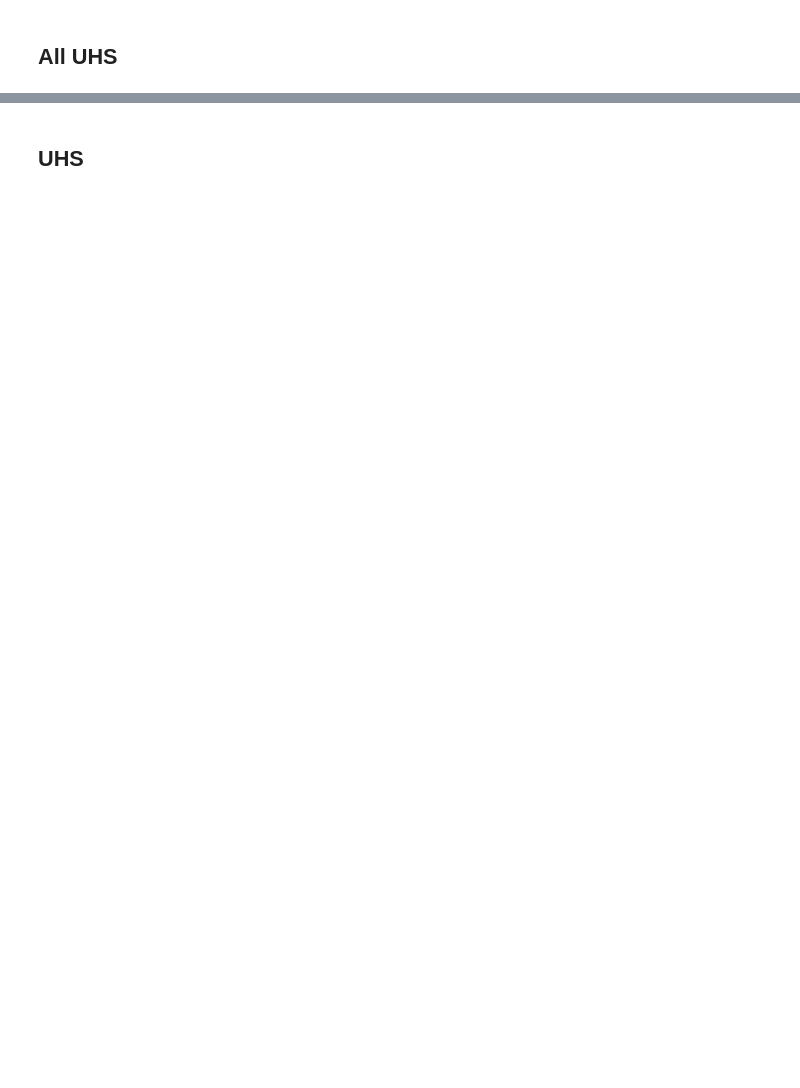
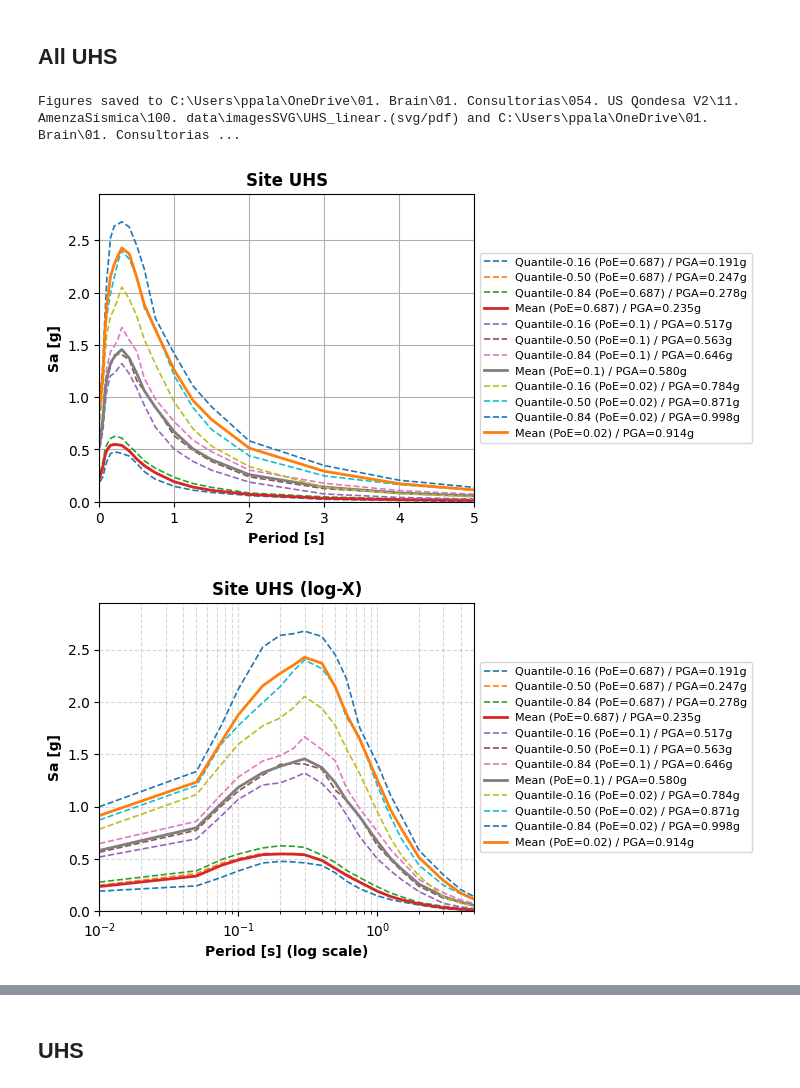
Before and after one commit to ppalacios92/OpenQuakeUHS, a Jupyter notebook: src/OpenQuakeUHS/examples/Main_Openqake_Hazard.ipynb, the cells around one changed output, grey strips where cells are left out. Drawn from its saved outputs; the diff is of its cells as text; code cells hidden in the pictures; blank space fills up the shorter version.

```diff
--- a/src/OpenQuakeUHS/examples/Main_Openqake_Hazard.ipynb
+++ b/src/OpenQuakeUHS/examples/Main_Openqake_Hazard.ipynb
@@ -20,20 +20,24 @@ poe_values=0.2
 poe=0.02
 # 0.687 , 0.50 , 0.2 , 0.1 , 0.02
 # %%
-SVG_path=r'C:\Users\ppala\OneDrive\01. Brain\01. Consultorias\071. Amenaza Clinica Mosquera\01. SeismicHazard PSHA\imagesSVG'
+SVG_path=r'C:\Users\ppala\OneDrive\01. Brain\01. Consultorias\054. US Qondesa V2\11. AmenzaSísmica\100. data\imagesSVG'
 # %%
 # mean, rlz, quantile = classify_csv_files(r"data\uhs")
-mean, rlz, quantile = classify_csv_files(r'C:\Users\ppala\OneDrive\01. Brain\01. Consultorias\071. Amenaza Clinica Mosquera\01. SeismicHazard PSHA\data\uhs')
+mean, rlz, quantile = classify_csv_files(r'C:\Users\ppala\OneDrive\01. Brain\01. Consultorias\054. US Qondesa V2\11. AmenzaSísmica\100. data\uhs')
 
 
 plot_uhs_sets(
     mean_files=mean,
     quantile_files=quantile,
     rlz_files=None,
     poe=[0.687 , 0.1 , 0.02 ],
     title="Site UHS",
     save_path = os.path.join(SVG_path, "UHS"),
 )
+# %% [output]
+Figures saved to C:\Users\ppala\OneDrive\01. Brain\01. Consultorias\054. US Qondesa V2\11. AmenzaSísmica\100. data\imagesSVG\UHS_linear.(svg/pdf) and C:\Users\ppala\OneDrive\01. Brain\01. Consultorias ...
+[figure, added]
+[figure, added]
 # %%
 plot_uhs_sets(
     mean_files=mean,
```
Also changed, not shown: parts of 5 cells of this notebook, 2 other files.
